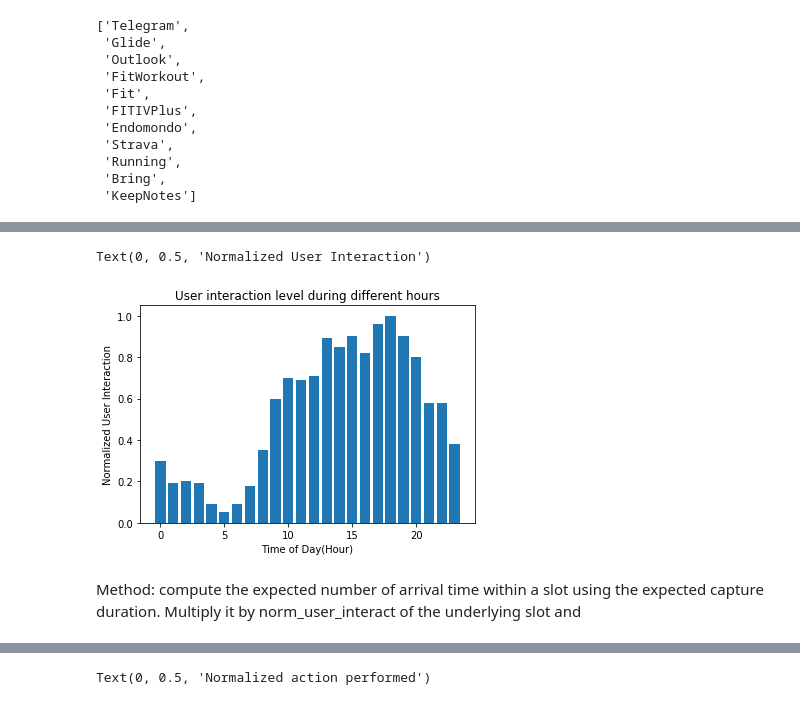
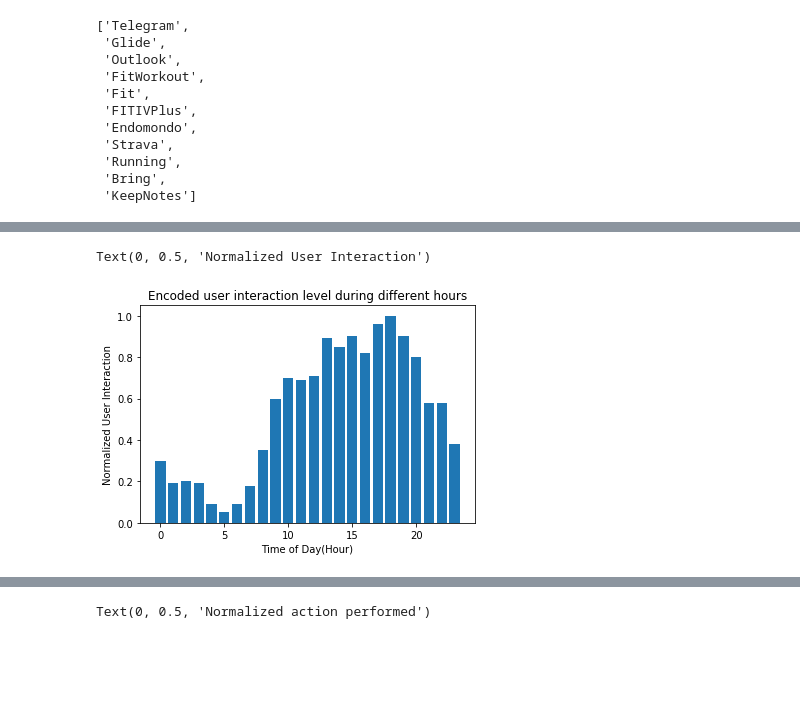
Before and after one commit to alex35469/Traffic-Analysis-on-wearables, a Jupyter notebook: Classification/Longrun identification.ipynb, the cells around one changed output, grey strips where cells are left out. Drawn from its saved outputs; the diff is of its cells as text; code cells hidden in the pictures; blank space fills up the shorter version.

```diff
--- a/Classification/Longrun identification.ipynb
+++ b/Classification/Longrun identification.ipynb
@@ -1766,14 +1759,12 @@ Should follow the same trend as the action utilisation
 # %%
 import time
 t = time.time()
 norm_user_interact_slot_10 = [0.3, 0.2, 0.2, 0.19, 0.1, 0.05, 0.1, 0.21, 0.42, 0.5, 0.6, 0.68, 0.7, 0.835, 0.84, 0.9, 0.85, 1, 0.96, 0.85, 0.8, 0.6, 0.61, 0.37]
 norm_user_interact_slot_30 = [0.3, 0.19, 0.2, 0.19, 0.09, 0.05, 0.09, 0.18, 0.35, 0.6, 0.7, 0.69, 0.71, 0.89, 0.85, 0.9, 0.82, 0.96, 1, 0.9, 0.8, 0.58, 0.58, 0.38]
 plt.bar(x = np.arange(24), height=norm_user_interact_slot_30)
-plt.title("User interaction level during different hours")
+plt.title("Encoded user interaction level during different hours")
 plt.xlabel("Time of Day(Hour)")
 plt.ylabel("Normalized User Interaction")
 # %% [output]
 Text(0, 0.5, 'Normalized User Interaction')
-[figure, old version]
+[figure, new version]
-# %% [markdown]
-Method: compute the expected number of arrival time within a slot using the expected capture duration. Multiply it by norm_user_interact of the underlying slot and
```
Also changed, not shown: parts of 42 cells of this notebook.
